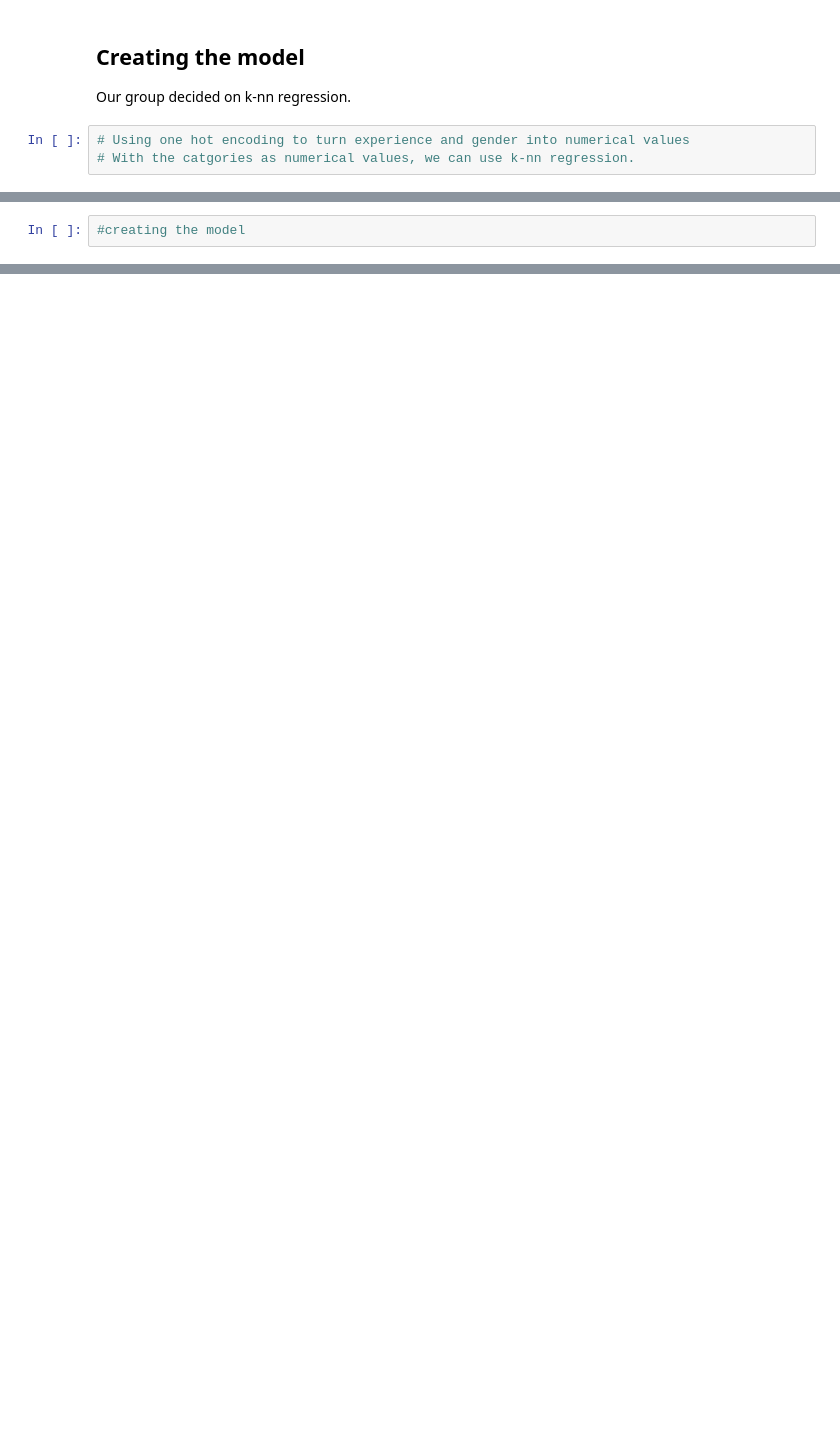
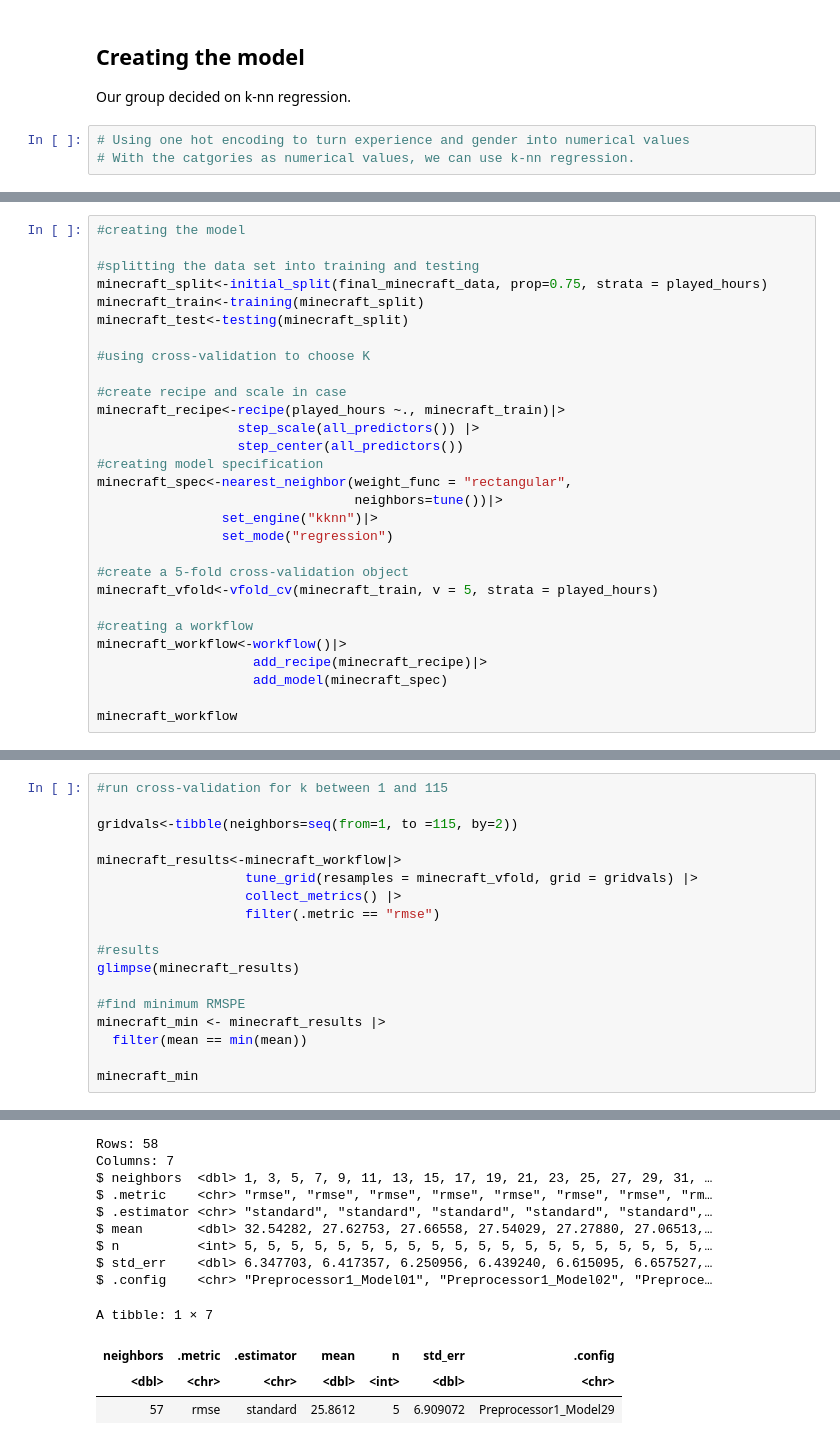
Before and after one commit to yuunvis/Group-Project, a Jupyter notebook: group_project.ipynb, the cells around one changed output, grey strips where cells are left out. Cells and saved outputs as stored; diff of their text form; blank space fills up the shorter version.

Commit message:
Built a kk-nn model
I built a kk-nn model. seems to work. If someone can check that would be great.

```diff
--- a/group_project.ipynb
+++ b/group_project.ipynb
@@ -225,2 +200,29 @@ A data.frame: 6 × 14
 # %%
 #creating the model
+
+#splitting the data set into training and testing
+minecraft_split<-initial_split(final_minecraft_data, prop=0.75, strata = played_hours)
+minecraft_train<-training(minecraft_split)
+minecraft_test<-testing(minecraft_split)
+
+#using cross-validation to choose K
+
+#create recipe and scale in case
+minecraft_recipe<-recipe(played_hours ~., minecraft_train)|>
+                  step_scale(all_predictors()) |>
+                  step_center(all_predictors())
+#creating model specification
+minecraft_spec<-nearest_neighbor(weight_func = "rectangular",
+                                 neighbors=tune())|>
+                set_engine("kknn")|>
+                set_mode("regression")
+
+#create a 5-fold cross-validation object
+minecraft_vfold<-vfold_cv(minecraft_train, v = 5, strata = played_hours)
+
+#creating a workflow
+minecraft_workflow<-workflow()|>
+                    add_recipe(minecraft_recipe)|>
+                    add_model(minecraft_spec)
+
+minecraft_workflow
@@ -226,0 +248,19 @@ A data.frame: 6 × 14
+# %%
+#run cross-validation for k between 1 and 115
+
+gridvals<-tibble(neighbors=seq(from=1, to =115, by=2))
+
+minecraft_results<-minecraft_workflow|>
+                   tune_grid(resamples = minecraft_vfold, grid = gridvals) |>
+                   collect_metrics() |>
+                   filter(.metric == "rmse")
+
+#results
+glimpse(minecraft_results)
+
+#find minimum RMSPE
+minecraft_min <- minecraft_results |>
+  filter(mean == min(mean))
+
+minecraft_min
+# %% [output]
@@ -226,0 +284,13 @@ A data.frame: 6 × 14
+Rows: 58
+Columns: 7
+$ neighbors  <dbl> 1, 3, 5, 7, 9, 11, 13, 15, 17, 19, 21, 23, 25, 27, 29, 31, …
+$ .metric    <chr> "rmse", "rmse", "rmse", "rmse", "rmse", "rmse", "rmse", "rm…
+$ .estimator <chr> "standard", "standard", "standard", "standard", "standard",…
+$ mean       <dbl> 32.54282, 27.62753, 27.66558, 27.54029, 27.27880, 27.06513,…
+$ n          <int> 5, 5, 5, 5, 5, 5, 5, 5, 5, 5, 5, 5, 5, 5, 5, 5, 5, 5, 5, 5,…
+$ std_err    <dbl> 6.347703, 6.417357, 6.250956, 6.439240, 6.615095, 6.657527,…
+$ .config    <chr> "Preprocessor1_Model01", "Preprocessor1_Model02", "Preproce…
+A tibble: 1 × 7
+| neighbors | .metric | .estimator | mean | n | std_err | .config |
+| <dbl> | <chr> | <chr> | <dbl> | <int> | <dbl> | <chr> |
+| 57 | rmse | standard | 25.8612 | 5 | 6.909072 | Preprocessor1_Model29 |
```
Also changed, not shown: parts of 12 cells of this notebook.
